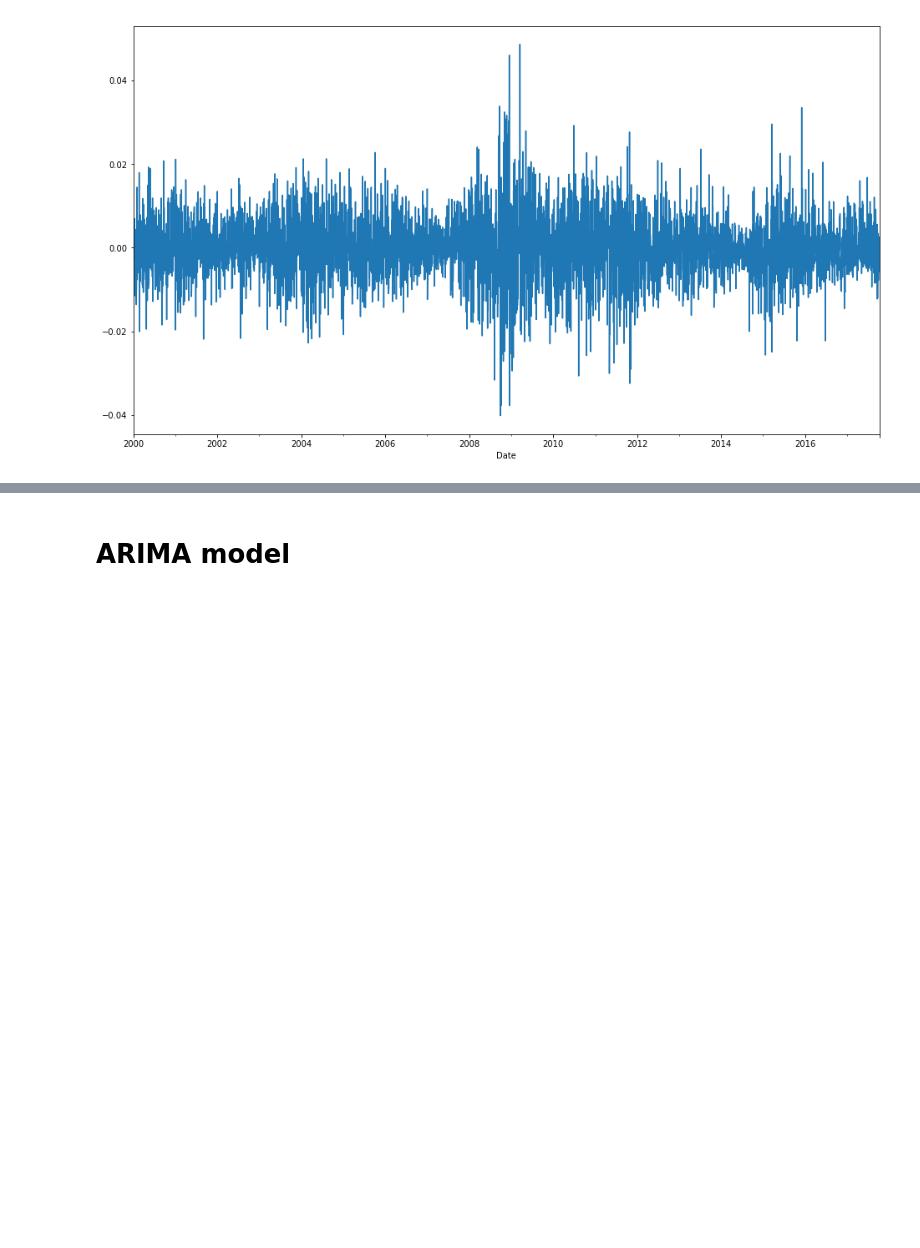
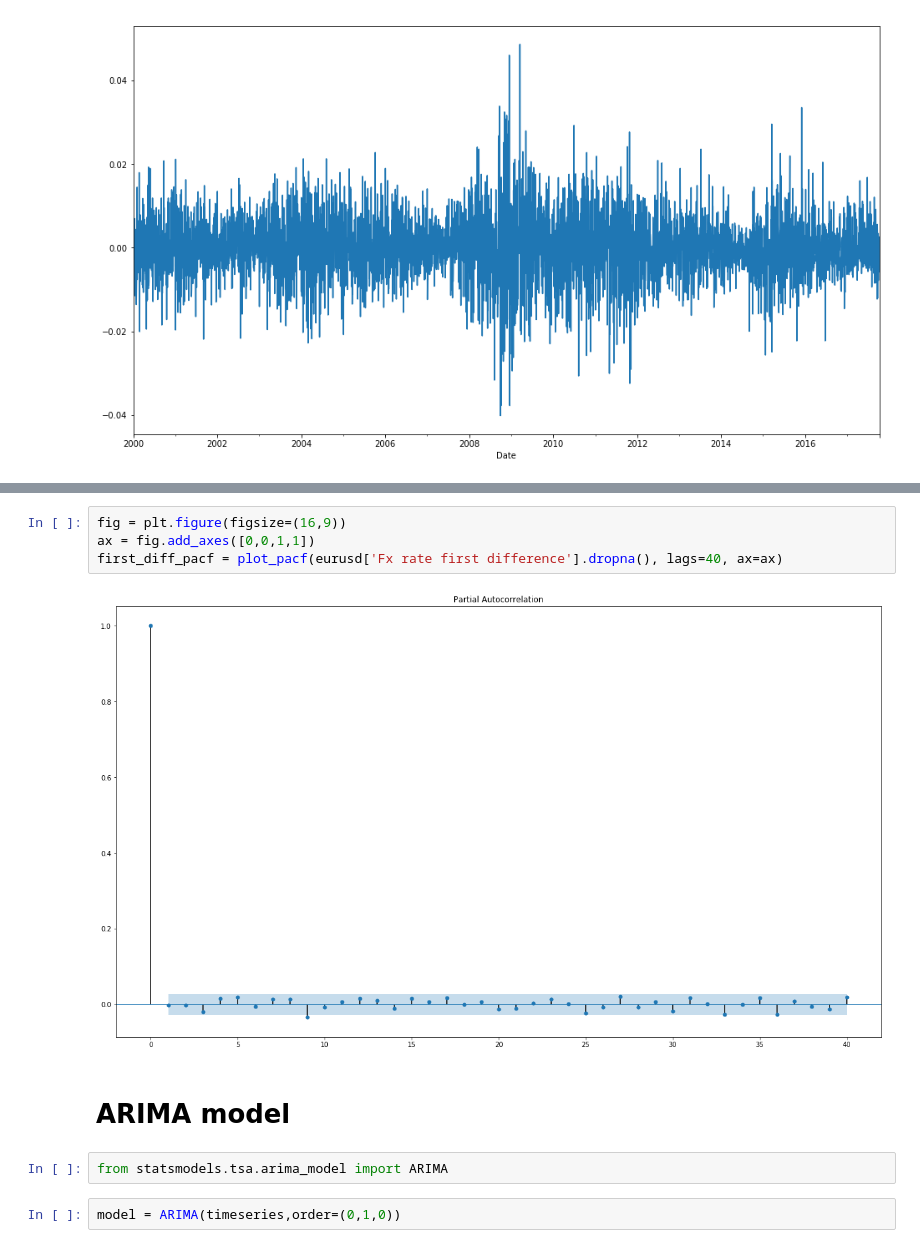
Before and after one commit to Robak23/forex_deep, a Jupyter notebook: Forex_analysis.ipynb, the cells around one changed output, grey strips where cells are left out. Saved outputs shown, nothing was run; the diff lists cells and outputs as text; blank space fills up the shorter version.

Commit message:
Working on ARIMA

```diff
--- a/Forex_analysis.ipynb
+++ b/Forex_analysis.ipynb
@@ -93,2 +106,12 @@ eurusd['Fx rate first difference'].plot(figsize = (16,9))
+# %%
+fig = plt.figure(figsize=(16,9))
+ax = fig.add_axes([0,0,1,1])
+first_diff_pacf = plot_pacf(eurusd['Fx rate first difference'].dropna(), lags=40, ax=ax)
+# %% [output]
+[figure, added]
 # %% [markdown]
 # ARIMA model
+# %%
+from statsmodels.tsa.arima_model import ARIMA
+# %%
+model = ARIMA(timeseries,order=(0,1,0))
```
Also changed, not shown: parts of 6 cells of this notebook.
